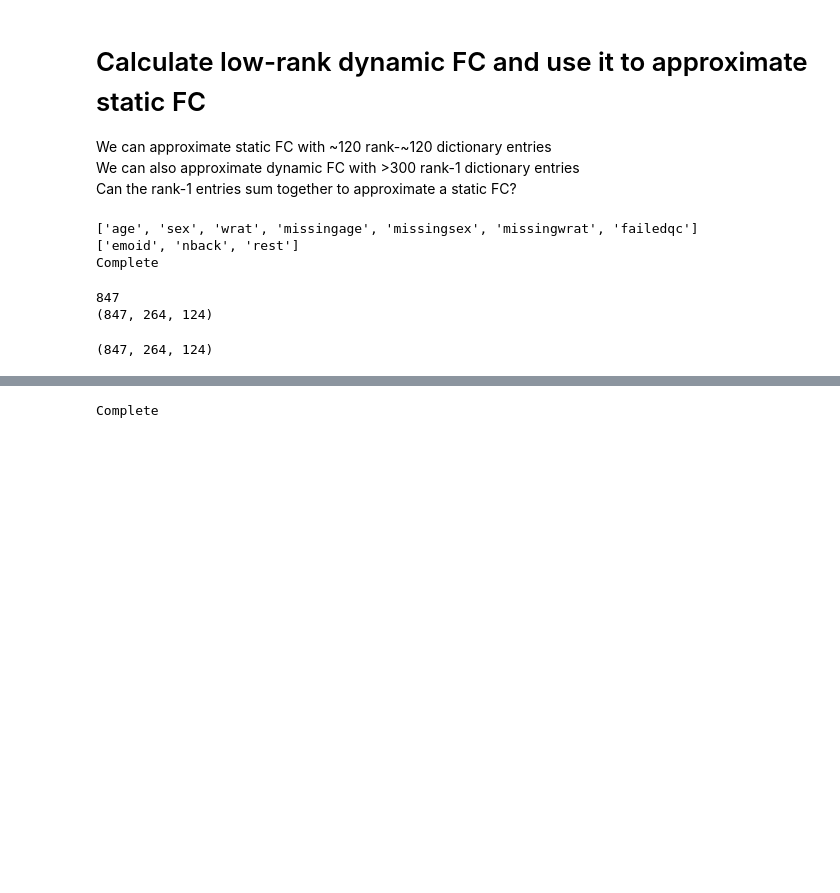
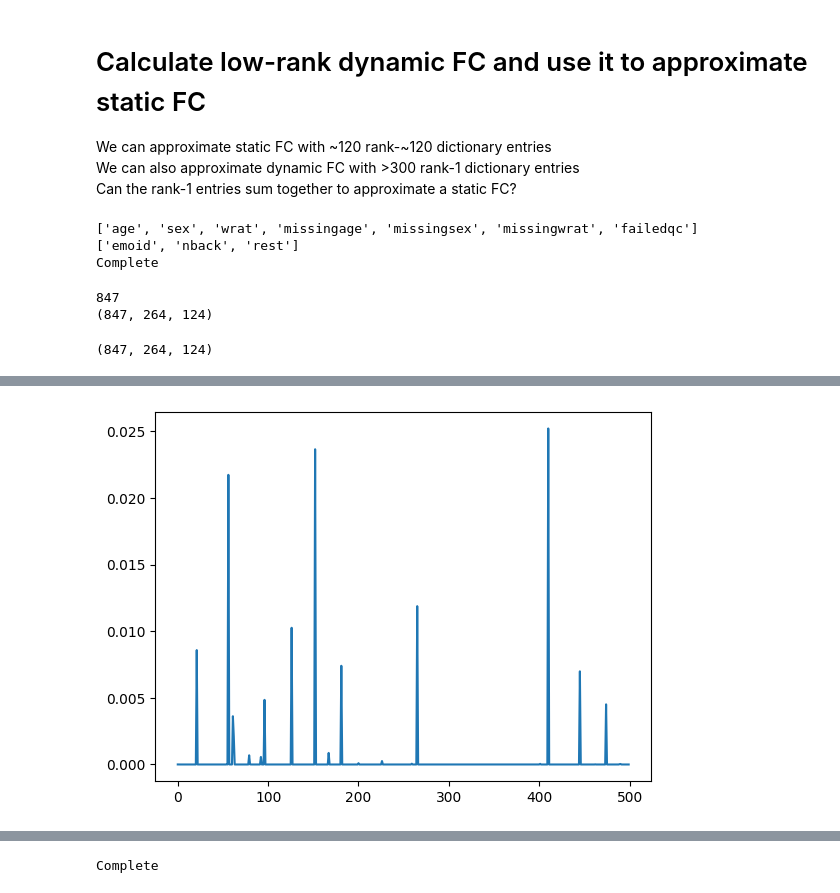
Before and after one commit to aorliche/PNC, a Jupyter notebook: LatSimEC/LatSimEC17DynFCApproxStatic.ipynb, the cells around one changed output, grey strips where cells are left out. Drawn from its saved outputs; the diff is of its cells as text; code cells hidden in the pictures; blank space fills up the shorter version.

```diff
--- a/LatSimEC/LatSimEC17DynFCApproxStatic.ipynb
+++ b/LatSimEC/LatSimEC17DynFCApproxStatic.ipynb
@@ -277,3 +349,12 @@ torch.Size([847, 200, 124])
+# %%
+import matplotlib.pyplot as plt
+
+# plt.plot(codes[0,:,10].detach().cpu().numpy())
+plt.plot(F.relu(net.w[0,:,10]).detach().cpu().numpy())
+# plt.plot(F.relu(lrw.w[0,:,10]).detach().cpu().numpy(), linestyle='dotted')
+plt.show()
+# %% [output]
+[figure, added]
 # %%
 # Reconstruct static FC from dynamic FC
 
```
Also changed, not shown: parts of 11 cells of this notebook.
